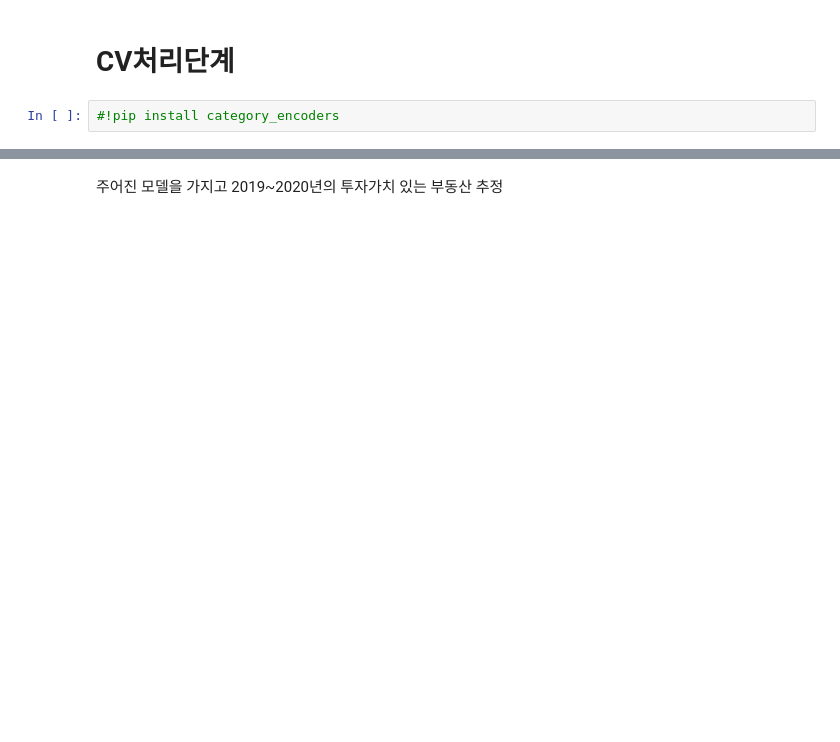
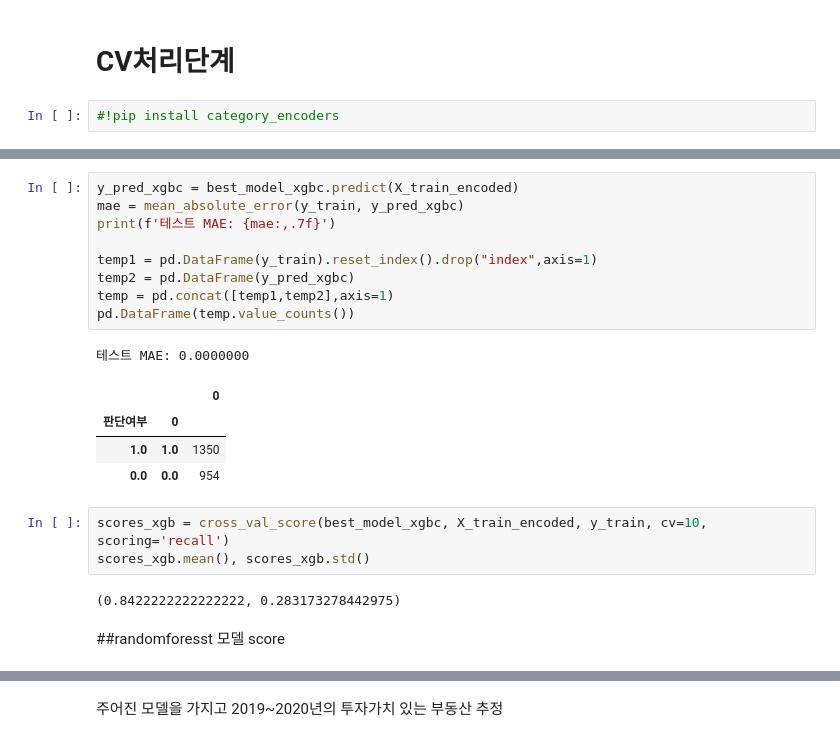
Before and after one commit to zookeeper464/data-analysis, a Jupyter notebook: section2/project.ipynb, the cells around one changed output, grey strips where cells are left out. Drawn from its saved outputs; the diff is of its cells as text; blank space fills up the shorter version.

```diff
--- a/section2/project.ipynb
+++ b/section2/project.ipynb
@@ -235,3 +340,25 @@ from sklearn.metrics import mean_absolute_error
+# %%
+y_pred_xgbc = best_model_xgbc.predict(X_train_encoded)
+mae = mean_absolute_error(y_train, y_pred_xgbc)
+print(f'테스트 MAE: {mae:,.7f}')
+
+temp1 = pd.DataFrame(y_train).reset_index().drop("index",axis=1)
+temp2 = pd.DataFrame(y_pred_xgbc)
+temp = pd.concat([temp1,temp2],axis=1)
+pd.DataFrame(temp.value_counts())
+# %% [output]
+테스트 MAE: 0.0000000
+|  |  | 0 |
+| 판단여부 | 0 |  |
+| 1.0 | 1.0 | 1350 |
+| 0.0 | 0.0 | 954 |
+# %%
+scores_xgb = cross_val_score(best_model_xgbc, X_train_encoded, y_train, cv=10, scoring='recall')
+scores_xgb.mean(), scores_xgb.std()
+# %% [output]
+(0.8422222222222222, 0.283173278442975)
+# %% [markdown]
+##randomforesst 모델 score
 # %%
 pipe = make_pipeline(
     SimpleImputer(),
```
Also changed, not shown: parts of 31 cells of this notebook.
